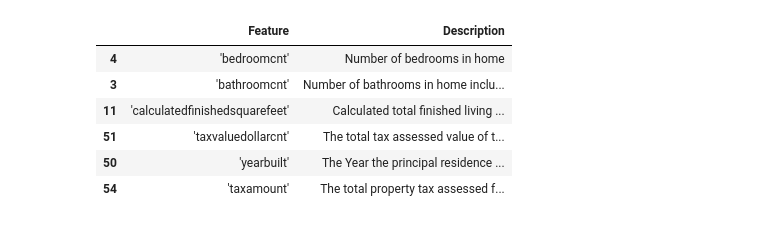
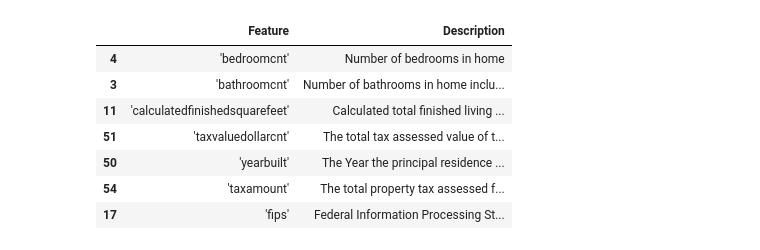
Before and after one commit to JoshuaHolt-Tech/regression-exercises, a Jupyter notebook: wrangle.ipynb, the cells around one changed output. Drawn from its saved outputs; the diff is of its cells as text; code cells hidden in the pictures.

```diff
--- a/wrangle.ipynb
+++ b/wrangle.ipynb
@@ -32,12 +37,13 @@ master_df = wrangle_zillow()
 # %%
 schema = pd.read_excel('zillow_data_dictionary.xlsx')
 #schema
-schema.loc[[4, 3, 11, 51, 50, 54]]
+schema.loc[[4, 3, 11, 51, 50, 54, 17]]
 # %% [output]
 |  | Feature | Description |
 | 4 | 'bedroomcnt' | Number of bedrooms in home |
 | 3 | 'bathroomcnt' | Number of bathrooms in home inclu... |
 | 11 | 'calculatedfinishedsquarefeet' | Calculated total finished living ... |
 | 51 | 'taxvaluedollarcnt' | The total tax assessed value of t... |
 | 50 | 'yearbuilt' | The Year the principal residence ... |
 | 54 | 'taxamount' | The total property tax assessed f... |
+| 17 | 'fips' | Federal Information Processing St... |
```
Also changed, not shown: parts of 7 cells of this notebook, 2 other files.
